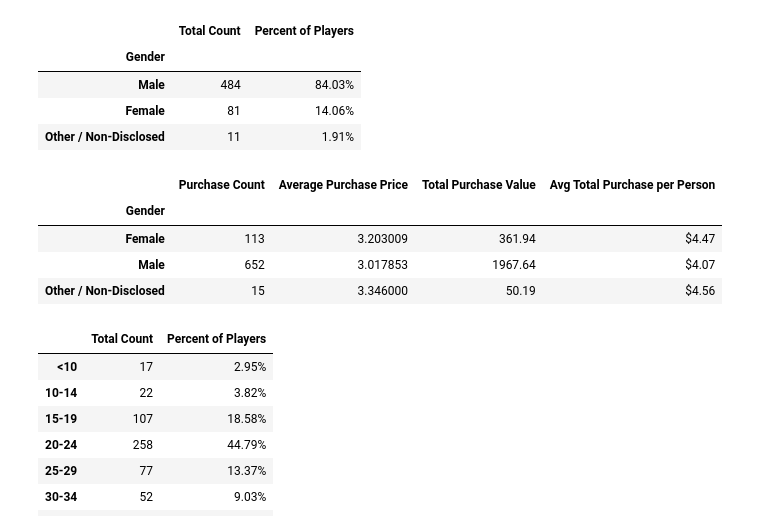
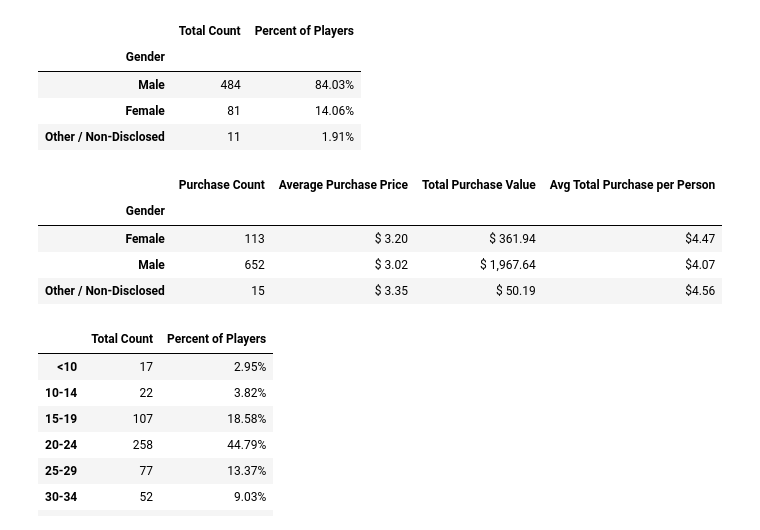
Before and after one commit to rchaynie/pandas-challenge, a Jupyter notebook: HeroesOfPymoli/new.ipynb, the cells around one changed output. Saved outputs shown, nothing was run; the diff lists cells and outputs as text; code cells hidden in the pictures.

Commit message:
fixed all formatting. only thing left is math of one series

```diff
--- a/HeroesOfPymoli/new.ipynb
+++ b/HeroesOfPymoli/new.ipynb
@@ -69,31 +69,35 @@ gender_dem
 # %%
 # Purchase Analysis (GENDER)
 
 purchase_count = df.groupby(df["Gender"])["Purchase ID"].count()
 
 g_avg_price = df.groupby(df["Gender"])["Price"].mean()
 
 g_total_purchase = df.groupby(df["Gender"])["Price"].sum()
 
 g_avg_total_purchase = (g_total_purchase / g_count).map("${:,.2f}".format)
 
 
 gen_pur = pd.DataFrame(
     {
         "Purchase Count": purchase_count,
         "Average Purchase Price": g_avg_price,
         "Total Purchase Value": g_total_purchase,
         "Avg Total Purchase per Person": g_avg_total_purchase,
     }
 )
 
-gen_pur
+dollar_format = "${:20,.2f}"
+
+gen_pur.style.format(
+    {"Average Purchase Price": dollar_format, "Total Purchase Value": dollar_format}
+)
 # %% [output]
 |  | Purchase Count | Average Purchase Price | Total Purchase Value | Avg Total Purchase per Person |
 | Gender |  |  |  |  |
-| Female | 113 | 3.203009 | 361.94 | $4.47 |
-| Male | 652 | 3.017853 | 1967.64 | $4.07 |
-| Other / Non-Disclosed | 15 | 3.346000 | 50.19 | $4.56 |
+| Female | 113 | $ 3.20 | $ 361.94 | $4.47 |
+| Male | 652 | $ 3.02 | $ 1,967.64 | $4.07 |
+| Other / Non-Disclosed | 15 | $ 3.35 | $ 50.19 | $4.56 |
 # %%
 # Age Demographics
 
```
Also changed, not shown: parts of 1 cell of this notebook.
